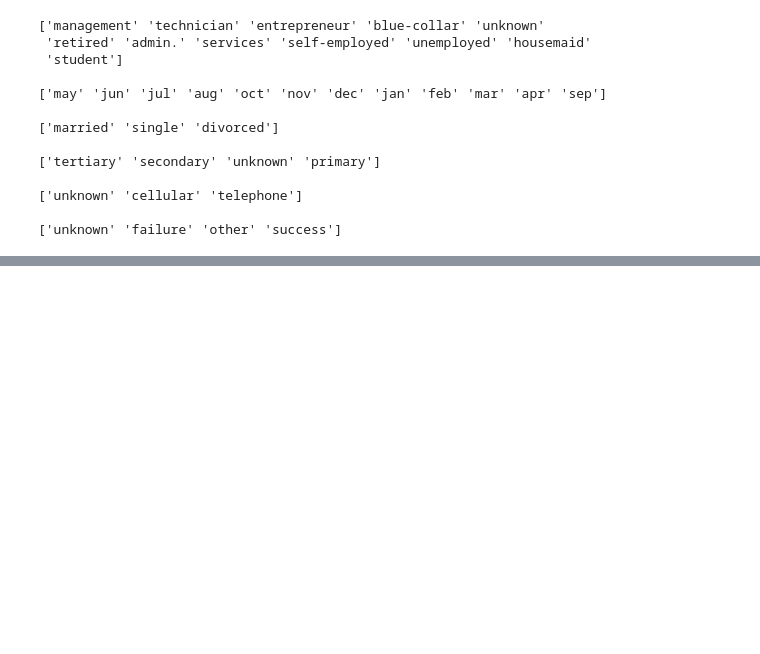
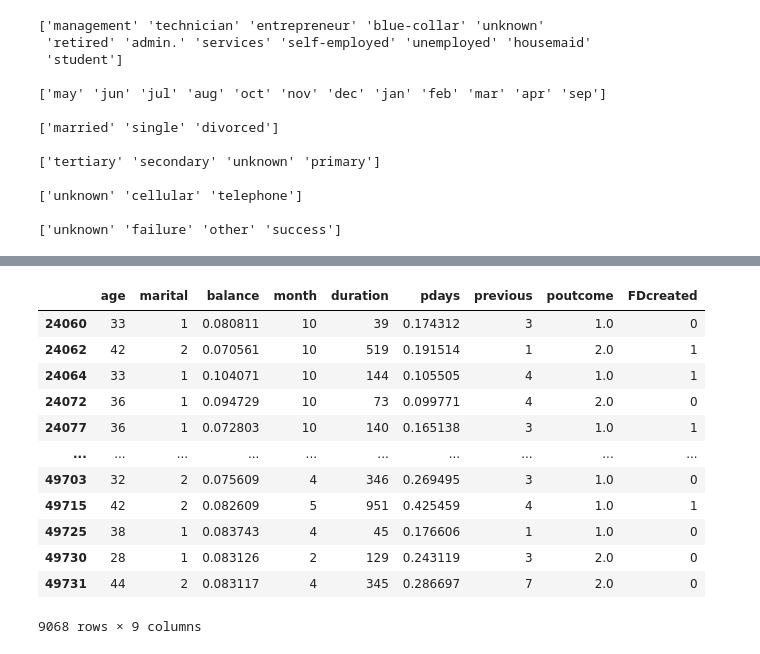
Before and after one commit to PehesaraniWKA/FDMminiProject, a Jupyter notebook: BankData.ipynb, the cells around one changed output, grey strips where cells are left out. Saved outputs shown, nothing was run; the diff lists cells and outputs as text; code cells hidden in the pictures; blank space fills up the shorter version.

```diff
--- a/BankData.ipynb
+++ b/BankData.ipynb
@@ -291,0 +311,19 @@ plt.show()
+# %%
+#drop NaN values
+df = df.dropna()
+
+df
+# %% [output]
+|  | age | marital | balance | month | duration | pdays | previous | poutcome | FDcreated |
+| 24060 | 33 | 1 | 0.080811 | 10 | 39 | 0.174312 | 3 | 1.0 | 0 |
+| 24062 | 42 | 2 | 0.070561 | 10 | 519 | 0.191514 | 1 | 2.0 | 1 |
+| 24064 | 33 | 1 | 0.104071 | 10 | 144 | 0.105505 | 4 | 1.0 | 1 |
+| 24072 | 36 | 1 | 0.094729 | 10 | 73 | 0.099771 | 4 | 2.0 | 0 |
+| 24077 | 36 | 1 | 0.072803 | 10 | 140 | 0.165138 | 3 | 1.0 | 1 |
+| ... | ... | ... | ... | ... | ... | ... | ... | ... | ... |
+| 49703 | 32 | 2 | 0.075609 | 4 | 346 | 0.269495 | 3 | 1.0 | 0 |
+| 49715 | 42 | 2 | 0.082609 | 5 | 951 | 0.425459 | 4 | 1.0 | 1 |
+| 49725 | 38 | 1 | 0.083743 | 4 | 45 | 0.176606 | 1 | 1.0 | 0 |
+| 49730 | 28 | 1 | 0.083126 | 2 | 129 | 0.243119 | 3 | 2.0 | 0 |
+| 49731 | 44 | 2 | 0.083117 | 4 | 345 | 0.286697 | 7 | 2.0 | 0 |
+9068 rows × 9 columns
```
Also changed, not shown: parts of 23 cells of this notebook.
